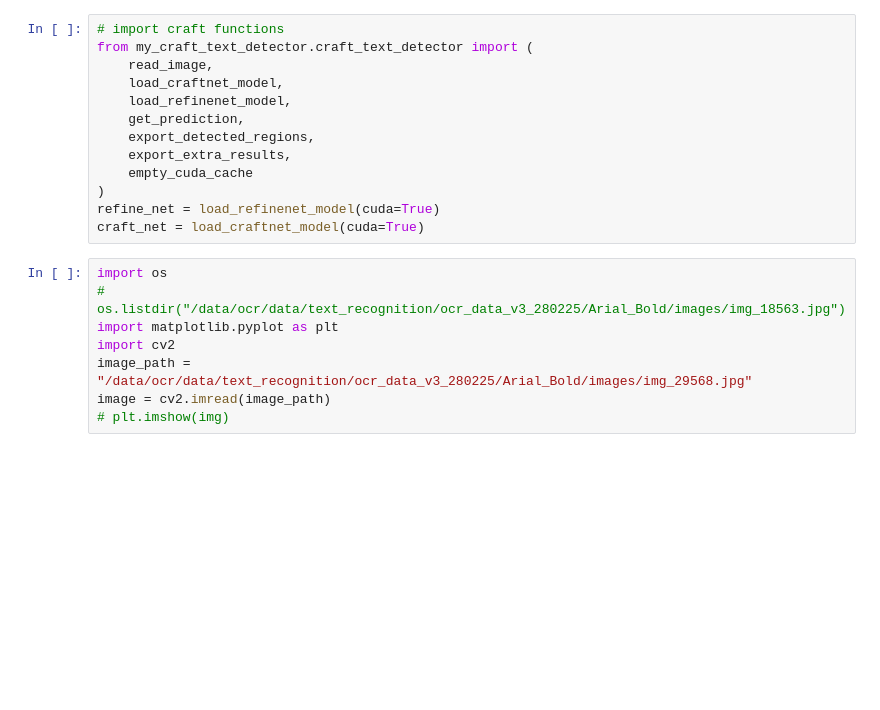
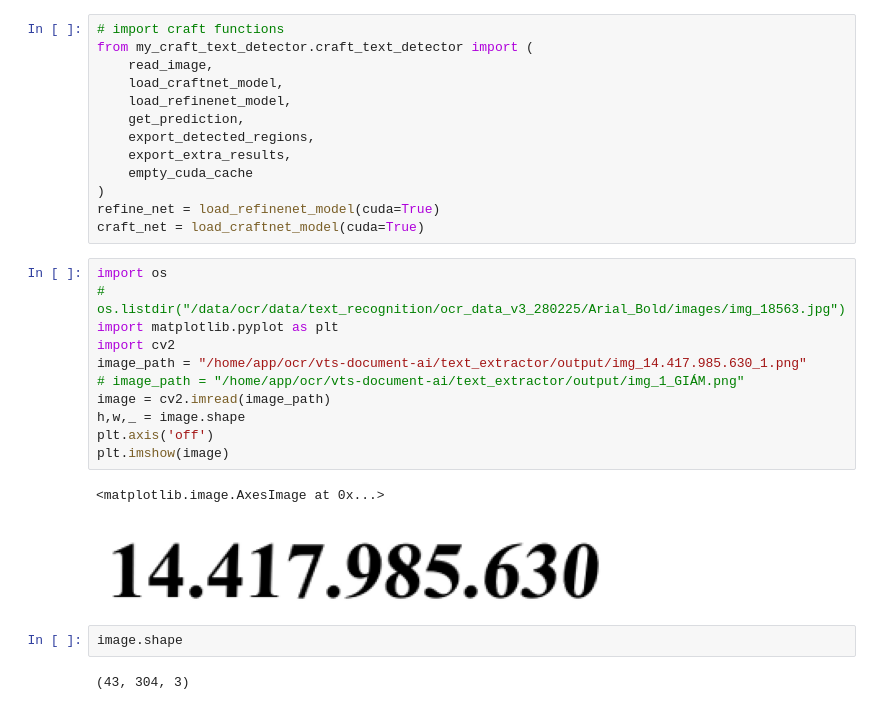
Before and after one commit to KienTranDSAI/CharOCR, a Jupyter notebook: CRAFT/infer_craft.ipynb, the cells around one changed output. Cells and saved outputs as stored; diff of their text form; blank space fills up the shorter version.

```diff
--- a/CRAFT/infer_craft.ipynb
+++ b/CRAFT/infer_craft.ipynb
@@ -21,8 +26,18 @@ craft_net = load_craftnet_model(cuda=True)
 # %%
 import os
 # os.listdir("/data/ocr/data/text_recognition/ocr_data_v3_280225/Arial_Bold/images/img_18563.jpg")
 import matplotlib.pyplot as plt
 import cv2
-image_path = "/data/ocr/data/text_recognition/ocr_data_v3_280225/Arial_Bold/images/img_29568.jpg"
+image_path = "/home/app/ocr/vts-document-ai/text_extractor/output/img_14.417.985.630_1.png"
+# image_path = "/home/app/ocr/vts-document-ai/text_extractor/output/img_1_GIÁM.png"
 image = cv2.imread(image_path)
-# plt.imshow(img)
+h,w,_ = image.shape
+plt.axis('off')
+plt.imshow(image)
+# %% [output]
+<matplotlib.image.AxesImage at 0x...>
+[figure, added]
+# %%
+image.shape
+# %% [output]
+(43, 304, 3)
```
Also changed, not shown: parts of 48 cells of this notebook, 31 other files.
